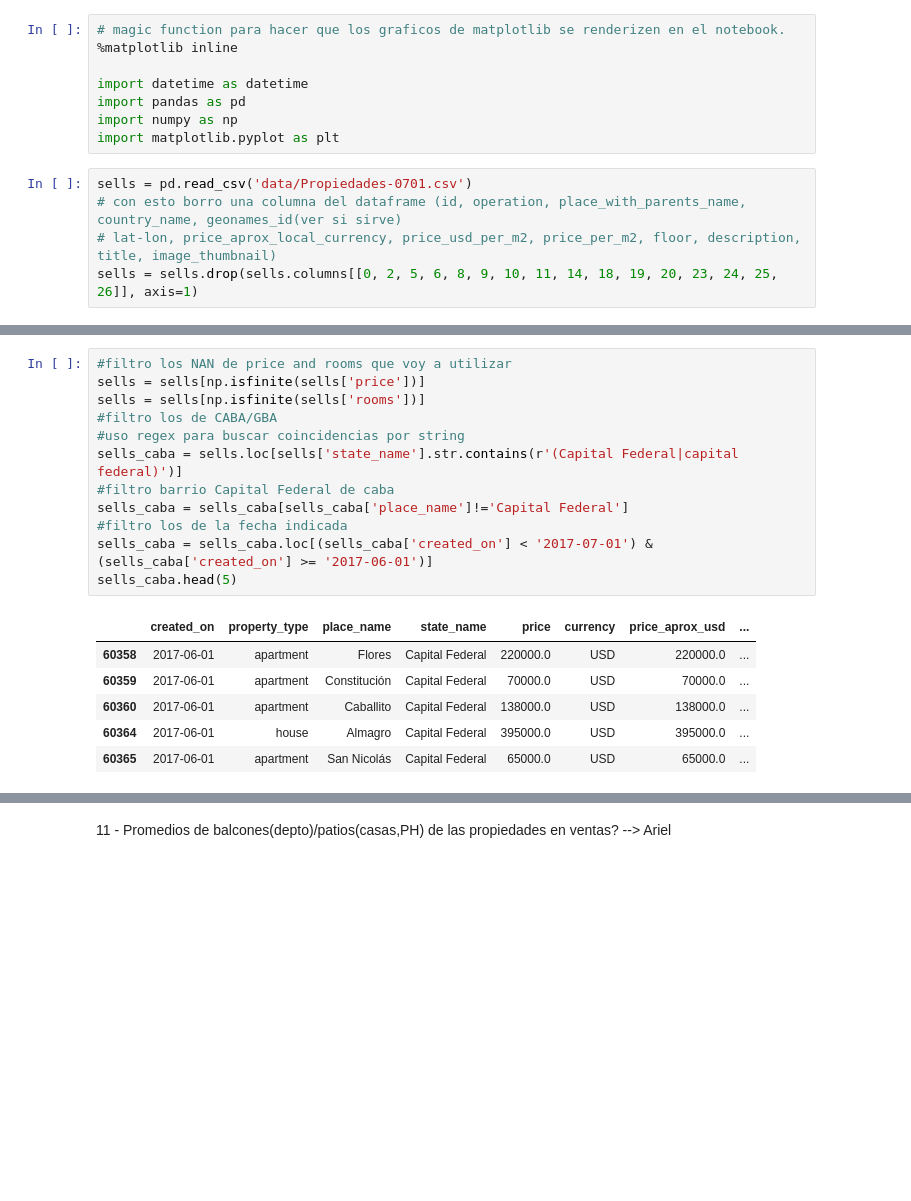
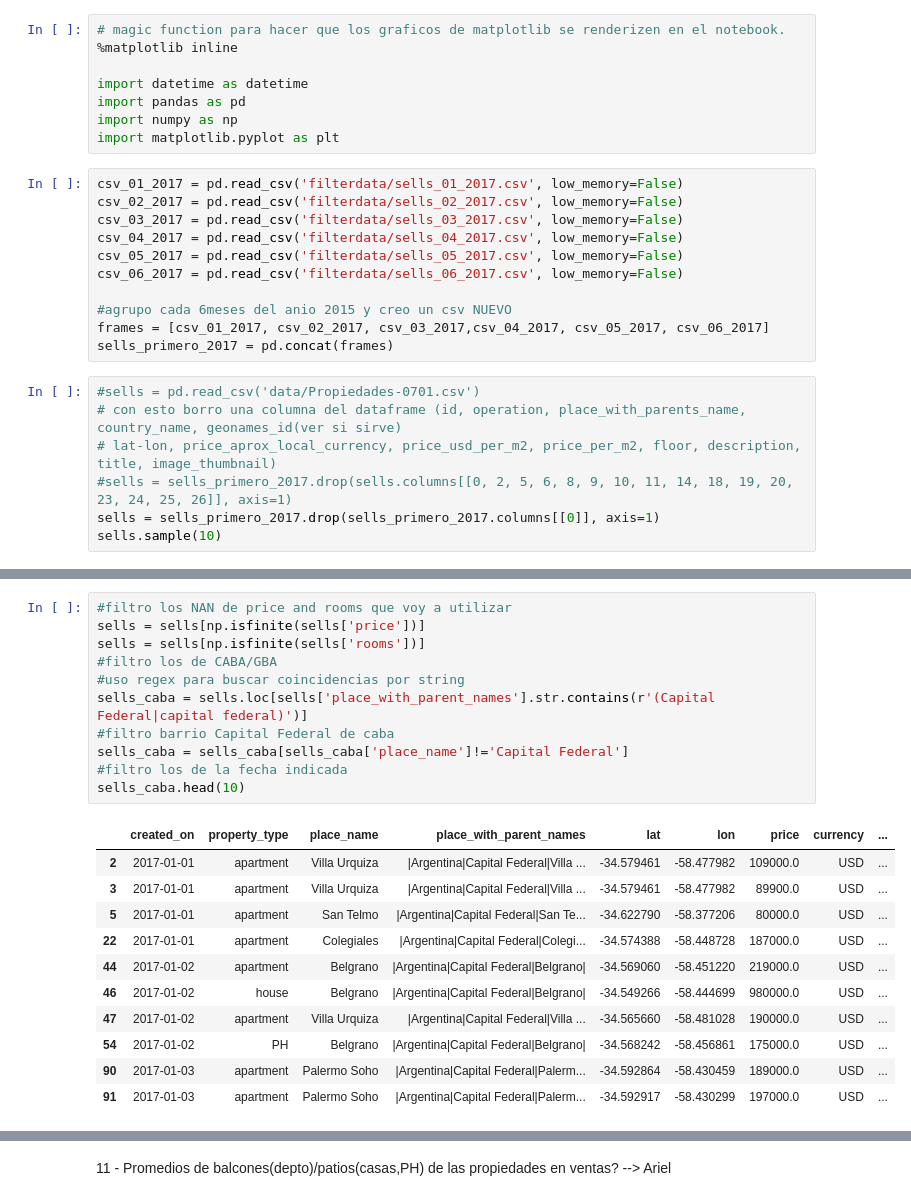
Before and after one commit to PRPablo/VentasDePropiedades, a Jupyter notebook: Analisis Exploratorio/Respuestas de Pregs.ipynb, the cells around one changed output, grey strips where cells are left out. Drawn from its saved outputs; the diff is of its cells as text; blank space fills up the shorter version.

```diff
--- a/Analisis Exploratorio/Respuestas de Pregs.ipynb
+++ b/Analisis Exploratorio/Respuestas de Pregs.ipynb
@@ -10,8 +10,21 @@ import datetime as datetime
 import pandas as pd
 import numpy as np
 import matplotlib.pyplot as plt
+# %%
+csv_01_2017 = pd.read_csv('filterdata/sells_01_2017.csv', low_memory=False)
+csv_02_2017 = pd.read_csv('filterdata/sells_02_2017.csv', low_memory=False)
+csv_03_2017 = pd.read_csv('filterdata/sells_03_2017.csv', low_memory=False)
+csv_04_2017 = pd.read_csv('filterdata/sells_04_2017.csv', low_memory=False)
+csv_05_2017 = pd.read_csv('filterdata/sells_05_2017.csv', low_memory=False)
+csv_06_2017 = pd.read_csv('filterdata/sells_06_2017.csv', low_memory=False)
+
+#agrupo cada 6meses del anio 2015 y creo un csv NUEVO
+frames = [csv_01_2017, csv_02_2017, csv_03_2017,csv_04_2017, csv_05_2017, csv_06_2017]
+sells_primero_2017 = pd.concat(frames)
 # %%
-sells = pd.read_csv('data/Propiedades-0701.csv')
+#sells = pd.read_csv('data/Propiedades-0701.csv')
 # con esto borro una columna del dataframe (id, operation, place_with_parents_name, country_name, geonames_id(ver si sirve)
 # lat-lon, price_aprox_local_currency, price_usd_per_m2, price_per_m2, floor, description, title, image_thumbnail)
-sells = sells.drop(sells.columns[[0, 2, 5, 6, 8, 9, 10, 11, 14, 18, 19, 20, 23, 24, 25, 26]], axis=1)
+#sells = sells_primero_2017.drop(sells.columns[[0, 2, 5, 6, 8, 9, 10, 11, 14, 18, 19, 20, 23, 24, 25, 26]], axis=1)
+sells = sells_primero_2017.drop(sells_primero_2017.columns[[0]], axis=1)
+sells.sample(10)
@@ -18,22 +43,26 @@ sells = sells.drop(sells.columns[[0, 2, 5, 6, 8, 9, 10, 11, 14, 18, 19, 20, 23,
 # %%
 #filtro los NAN de price and rooms que voy a utilizar
 sells = sells[np.isfinite(sells['price'])]
 sells = sells[np.isfinite(sells['rooms'])]
 #filtro los de CABA/GBA
 #uso regex para buscar coincidencias por string
-sells_caba = sells.loc[sells['state_name'].str.contains(r'(Capital Federal|capital federal)')]
+sells_caba = sells.loc[sells['place_with_parent_names'].str.contains(r'(Capital Federal|capital federal)')]
 #filtro barrio Capital Federal de caba
 sells_caba = sells_caba[sells_caba['place_name']!='Capital Federal']
 #filtro los de la fecha indicada
-sells_caba = sells_caba.loc[(sells_caba['created_on'] < '2017-07-01') & (sells_caba['created_on'] >= '2017-06-01')]
-sells_caba.head(5)
+sells_caba.head(10)
 # %% [output]
-|  | created_on | property_type | place_name | state_name | price | currency | price_aprox_usd | ... |
-| 60358 | 2017-06-01 | apartment | Flores | Capital Federal | 220000.0 | USD | 220000.0 | ... |
-| 60359 | 2017-06-01 | apartment | Constitución | Capital Federal | 70000.0 | USD | 70000.0 | ... |
-| 60360 | 2017-06-01 | apartment | Caballito | Capital Federal | 138000.0 | USD | 138000.0 | ... |
-| 60364 | 2017-06-01 | house | Almagro | Capital Federal | 395000.0 | USD | 395000.0 | ... |
-| 60365 | 2017-06-01 | apartment | San Nicolás | Capital Federal | 65000.0 | USD | 65000.0 | ... |
+|  | created_on | property_type | place_name | place_with_parent_names | lat | lon | price | currency | ... |
+| 2 | 2017-01-01 | apartment | Villa Urquiza | |Argentina|Capital Federal|Villa ... | -34.579461 | -58.477982 | 109000.0 | USD | ... |
+| 3 | 2017-01-01 | apartment | Villa Urquiza | |Argentina|Capital Federal|Villa ... | -34.579461 | -58.477982 | 89900.0 | USD | ... |
+| 5 | 2017-01-01 | apartment | San Telmo | |Argentina|Capital Federal|San Te... | -34.622790 | -58.377206 | 80000.0 | USD | ... |
+| 22 | 2017-01-01 | apartment | Colegiales | |Argentina|Capital Federal|Colegi... | -34.574388 | -58.448728 | 187000.0 | USD | ... |
+| 44 | 2017-01-02 | apartment | Belgrano | |Argentina|Capital Federal|Belgrano| | -34.569060 | -58.451220 | 219000.0 | USD | ... |
+| 46 | 2017-01-02 | house | Belgrano | |Argentina|Capital Federal|Belgrano| | -34.549266 | -58.444699 | 980000.0 | USD | ... |
+| 47 | 2017-01-02 | apartment | Villa Urquiza | |Argentina|Capital Federal|Villa ... | -34.565660 | -58.481028 | 190000.0 | USD | ... |
+| 54 | 2017-01-02 | PH | Belgrano | |Argentina|Capital Federal|Belgrano| | -34.568242 | -58.456861 | 175000.0 | USD | ... |
+| 90 | 2017-01-03 | apartment | Palermo Soho | |Argentina|Capital Federal|Palerm... | -34.592864 | -58.430459 | 189000.0 | USD | ... |
+| 91 | 2017-01-03 | apartment | Palermo Soho | |Argentina|Capital Federal|Palerm... | -34.592917 | -58.430299 | 197000.0 | USD | ... |
 # %%
 
 #ahora con todo filtrado debo obtener el promedio por zonas.
```
Also changed, not shown: parts of 5 cells of this notebook, 54 other files.
